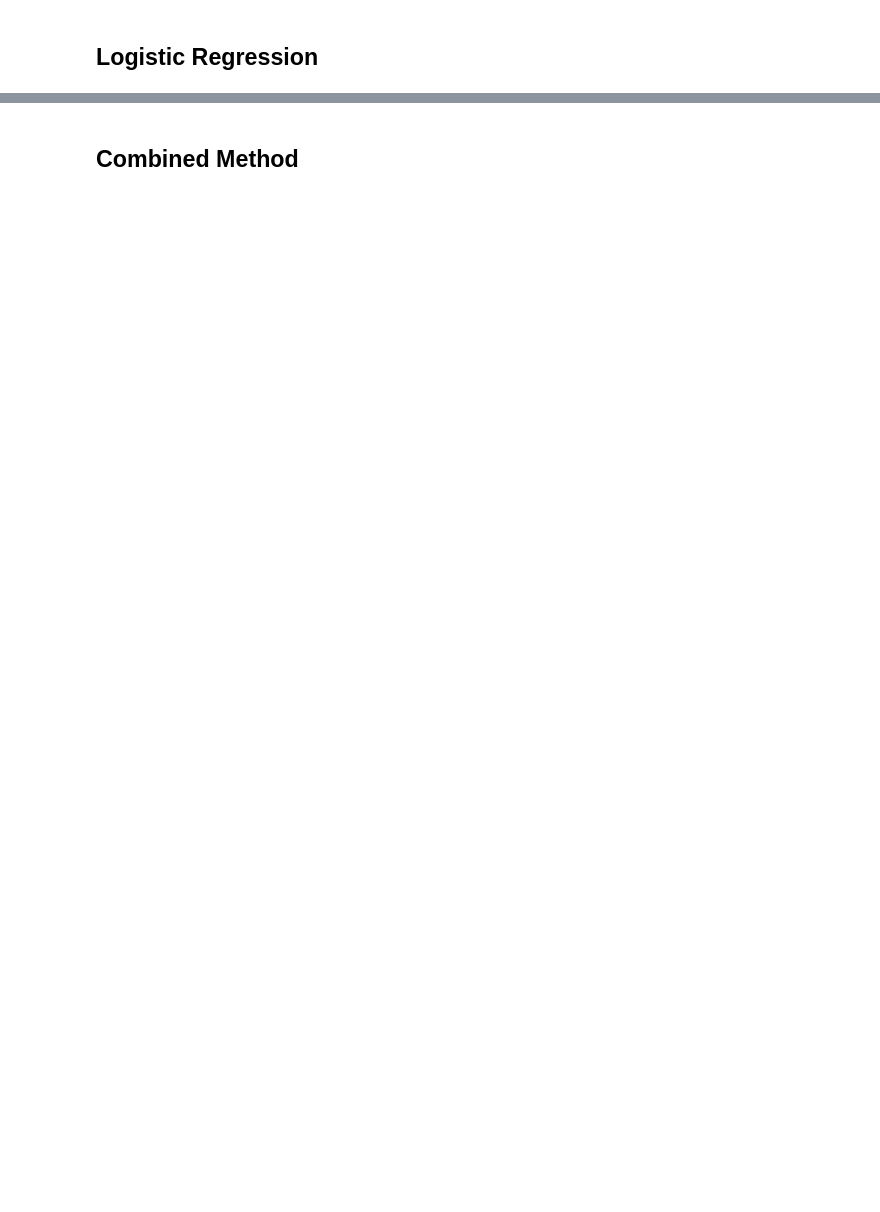
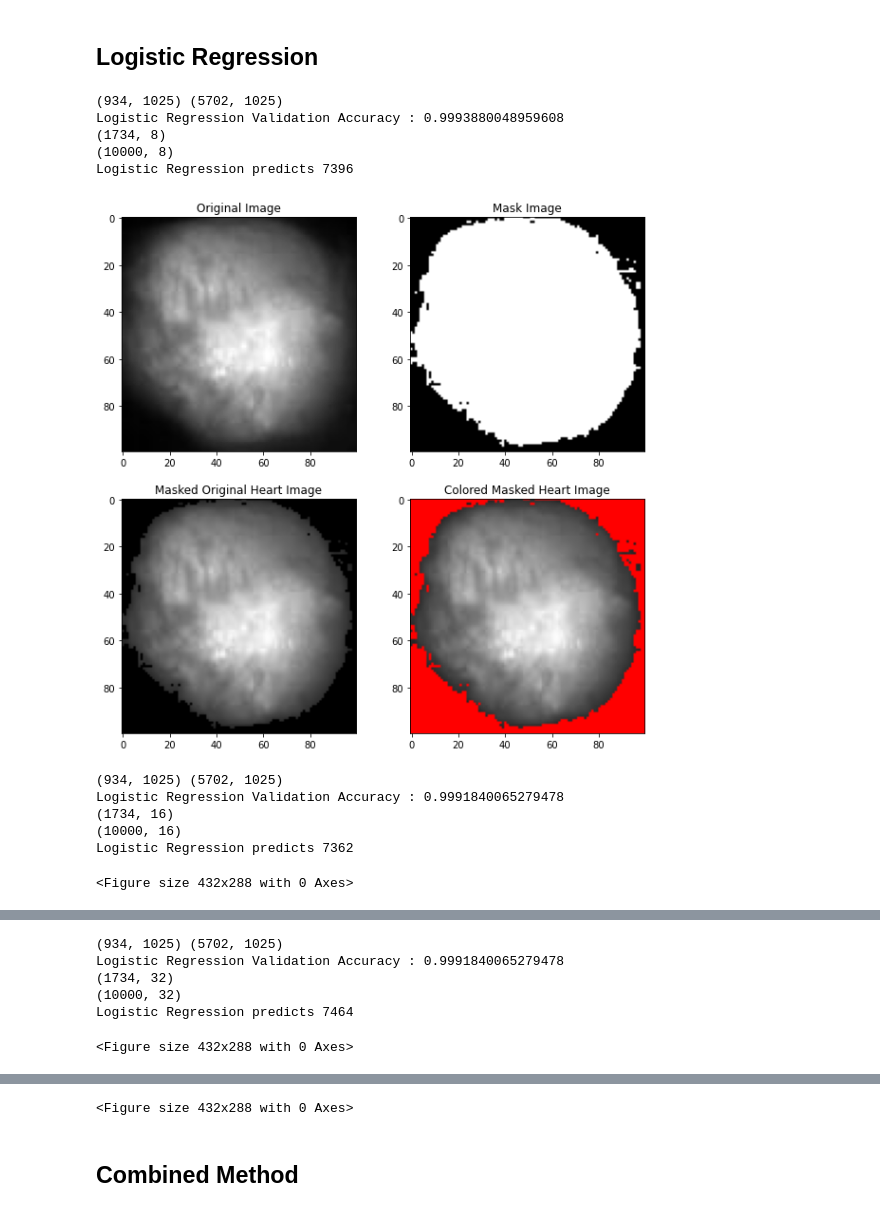
Before and after one commit to DSatoLab/Automated-Object-Detection-with-AI, a Jupyter notebook: main.ipynb, the cells around one changed output, grey strips where cells are left out. Cells and saved outputs as stored; diff of their text form; code cells hidden in the pictures; blank space fills up the shorter version.

```diff
--- a/main.ipynb
+++ b/main.ipynb
@@ -243,21 +259,34 @@ svm_wrapper('images/R1/i1/r1-1-', 'r1')
 # %%
 def logistic_wrapper(img_path, s):
     '''See svm_wrapper'''
     csv_name = "../data/labeled_1024frame.csv"
-    train_X, train_Y, val_X, val_Y, test, bgimg =  load_train_test(32, csv_name, img_path, 0)
+    train_X, train_Y, val_X, val_Y, test, bgimg =  load_train_test(8, csv_name, img_path, 0)
+    logistic_predict(train_X, train_Y, val_X, val_Y, test, bgimg, n1='', n2=s+'LR8.jpg')
+
+    train_X, train_Y, val_X, val_Y, test, bgimg =  load_train_test(16, csv_name, img_path)
+    logistic_predict(train_X, train_Y, val_X, val_Y, test, bgimg, n1='', n2=s+'LR16.jpg')
+
+    train_X, train_Y, val_X, val_Y, test, bgimg =  load_train_test(32, csv_name, img_path)
     logistic_predict(train_X, train_Y, val_X, val_Y, test, bgimg, n1='', n2=s+'LR32.jpg')
 
-    train_X, train_Y, val_X, val_Y, test, bgimg =  load_train_test(256, csv_name, img_path)
-    logistic_predict(train_X, train_Y, val_X, val_Y, test, bgimg, n1='', n2=s+'LR256.jpg')
-
-    train_X, train_Y, val_X, val_Y, test, bgimg =  load_train_test(512, csv_name, img_path)
-    logistic_predict(train_X, train_Y, val_X, val_Y, test, bgimg, n1='', n2=s+'LR512.jpg')
-
-    train_X, train_Y, val_X, val_Y, test, bgimg =  load_train_test(1024, csv_name, img_path)
-    logistic_predict(train_X, train_Y, val_X, val_Y, test, bgimg, n1='', n2=s+'LR1024.jpg')
+#     train_X, train_Y, val_X, val_Y, test, bgimg =  load_train_test(1024, csv_name, img_path)
+#     logistic_predict(train_X, train_Y, val_X, val_Y, test, bgimg, n1='', n2=s+'LR1024.jpg')
 
 
 logistic_wrapper('images/R1/i1/r1-1-', 'r1')
 # logistic_wrapper('images/R2/i1/r2-1-', 'r2')
 # logistic_wrapper('images/R3/i2/r3-2-', 'r3')
 # logistic_wrapper('images/R4/b1/r4b1-', 'r4')
+# %% [output]
+(934, 1025) (5702, 1025)
+Logistic Regression Validation Accuracy : 0.9993880048959608
+(1734, 8)
+(10000, 8)
+Logistic Regression predicts 7396
+[figure, added]
+(934, 1025) (5702, 1025)
+Logistic Regression Validation Accuracy : 0.9991840065279478
+(1734, 16)
+(10000, 16)
+Logistic Regression predicts 7362
+<Figure size 432x288 with 0 Axes>
@@ -263,0 +294,6 @@ logistic_wrapper('images/R1/i1/r1-1-', 'r1')
+(934, 1025) (5702, 1025)
+Logistic Regression Validation Accuracy : 0.9991840065279478
+(1734, 32)
+(10000, 32)
+Logistic Regression predicts 7464
+<Figure size 432x288 with 0 Axes>
@@ -264,3 +301,4 @@ logistic_wrapper('images/R1/i1/r1-1-', 'r1')
+<Figure size 432x288 with 0 Axes>
 # %% [markdown]
 ## Combined Method
 # %%
```
Also changed, not shown: parts of 9 cells of this notebook, 2 other files.
